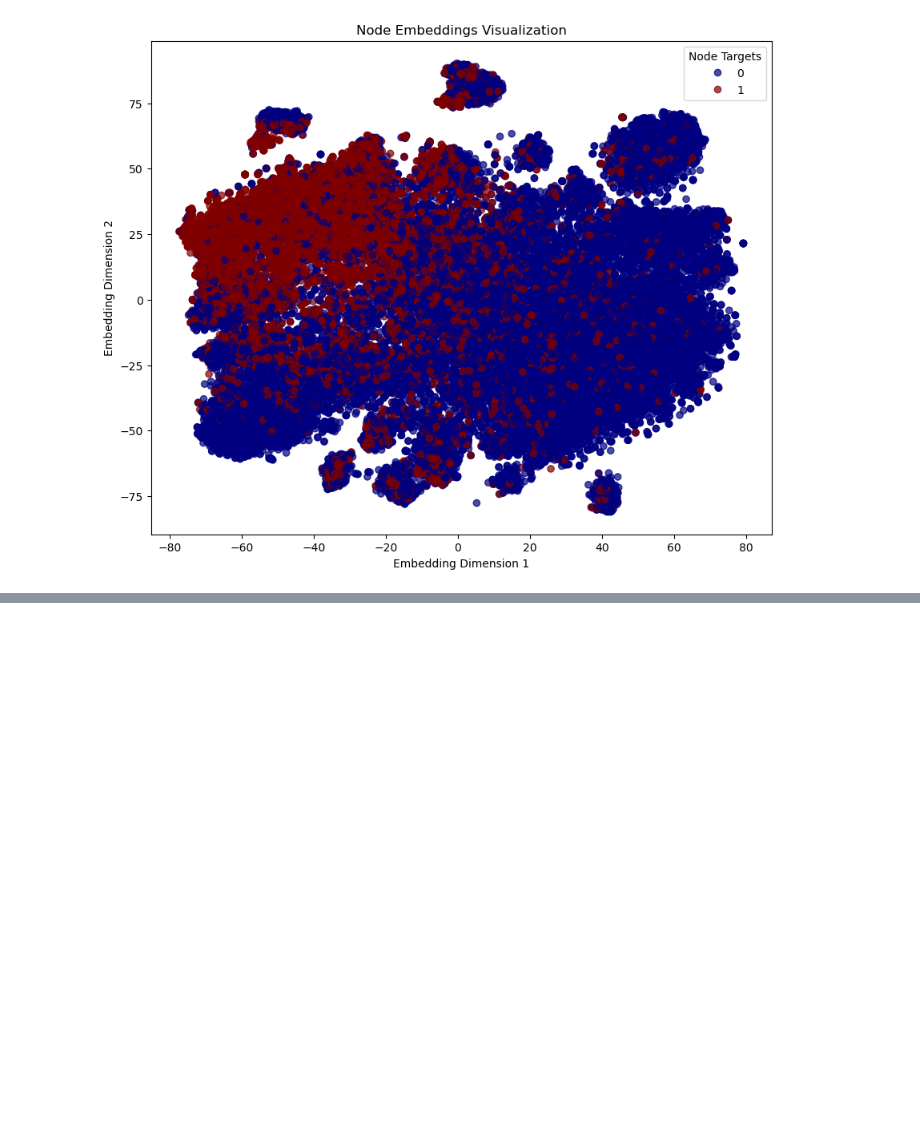
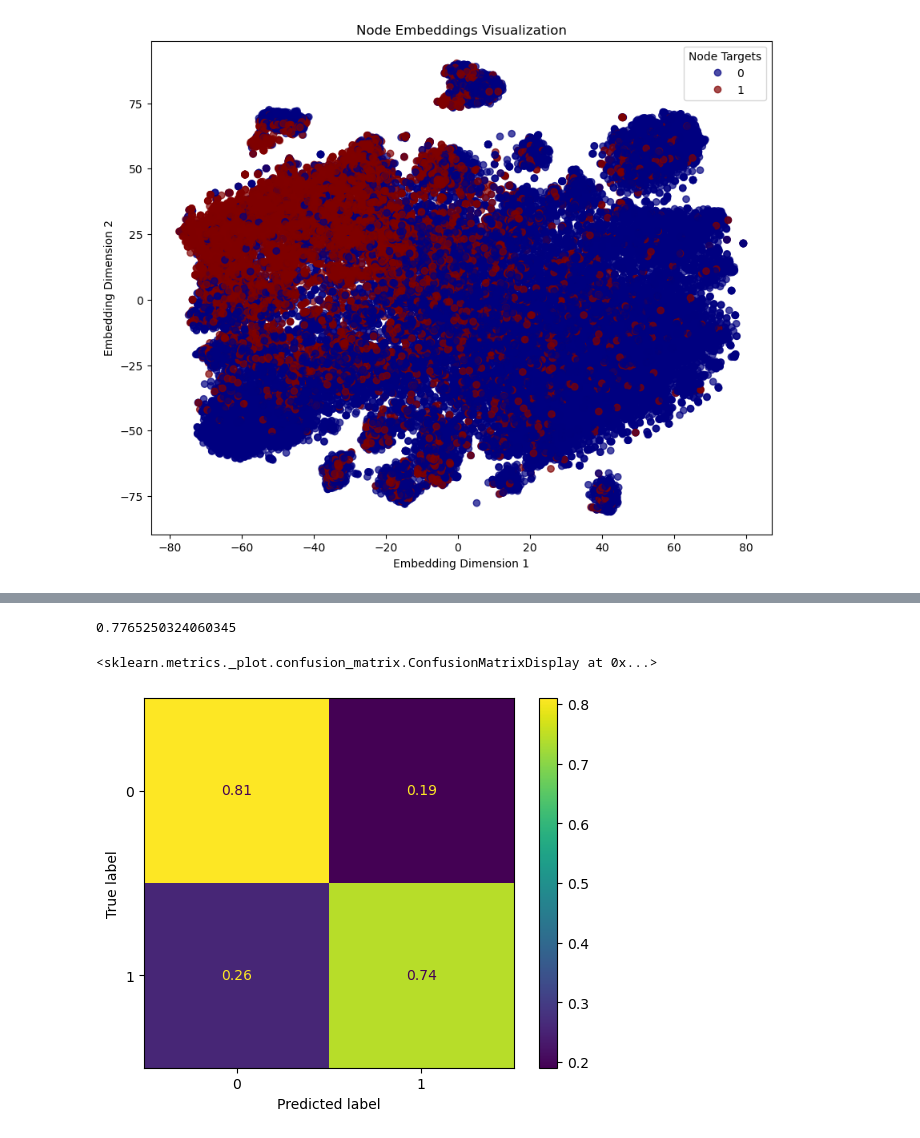
Before and after one commit to jbaezarh/Relational-ML, a Jupyter notebook: notebooks/3_ml_node2vect.ipynb, the cells around one changed output, grey strips where cells are left out. Drawn from its saved outputs; the diff is of its cells as text; code cells hidden in the pictures; blank space fills up the shorter version.

Commit message:
ML_node2vect

```diff
--- a/notebooks/3_ml_node2vect.ipynb
+++ b/notebooks/3_ml_node2vect.ipynb
@@ -88,0 +104,4 @@ np.savetxt("../data/processed/y_node2vect.csv",y,delimiter=",")
+# %%
+X = np.loadtxt("../data/processed/X_node2vect.csv",delimiter=",")
+y = np.loadtxt("../data/processed/y_node2vect.csv",delimiter=",")
+X_train, X_test, y_train, y_test = train_test_split(X, y, test_size=0.33,random_state=0)
@@ -88,0 +124,19 @@ np.savetxt("../data/processed/y_node2vect.csv",y,delimiter=",")
+# %%
+dt = tree.DecisionTreeClassifier(random_state=0)
+
+# Define the pipeline
+pipeline = Pipeline([
+    ('scaler', StandardScaler()),
+    ('resampler', None),
+    ('model', dt)
+])
+
+# Define parameter grid with different resamplers
+param_grid = {
+    'resampler': [None, ADASYN(random_state=0), NearMiss(version=1), SMOTETomek(random_state=0)],  # Resampling methods
+    'model__max_depth': list(range(3,15)),
+}
+
+# Create GridSearchCV
+grid = GridSearchCV(pipeline, param_grid, cv=5, scoring='balanced_accuracy', verbose=1)
+grid.fit(X_train, y_train)
@@ -88,0 +157,14 @@ np.savetxt("../data/processed/y_node2vect.csv",y,delimiter=",")
+# %%
+y_pred = grid.predict(X_test)
+
+
+print(balanced_accuracy_score(y_true=y_test,y_pred=y_pred))
+confu_mat = confusion_matrix(y_true= y_test,y_pred=y_pred, normalize="true") # Se muestra el recall en cada clase
+
+
+disp = ConfusionMatrixDisplay(confu_mat)
+disp.plot()
+# %% [output]
+0.7765250324060345
+<sklearn.metrics._plot.confusion_matrix.ConfusionMatrixDisplay at 0x...>
+[figure, added]
```
Also changed, not shown: parts of 21 cells of this notebook, 4 other files.
